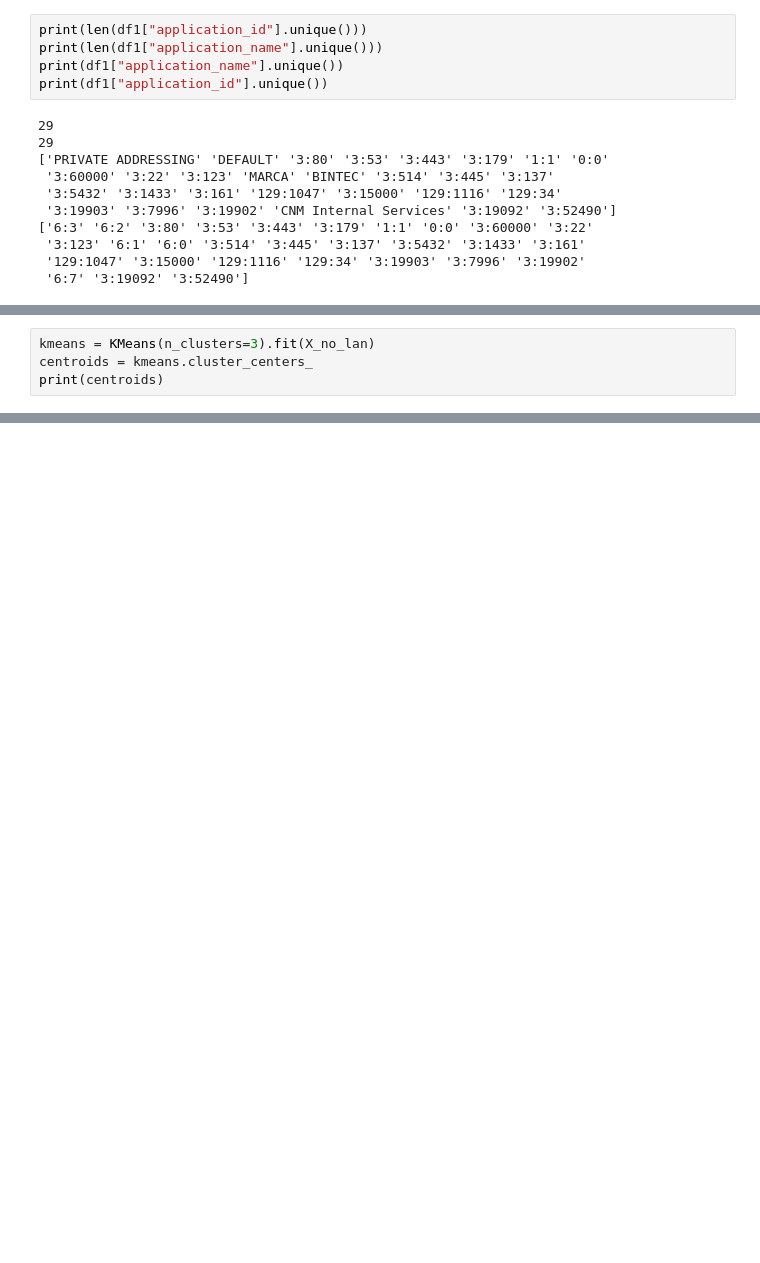
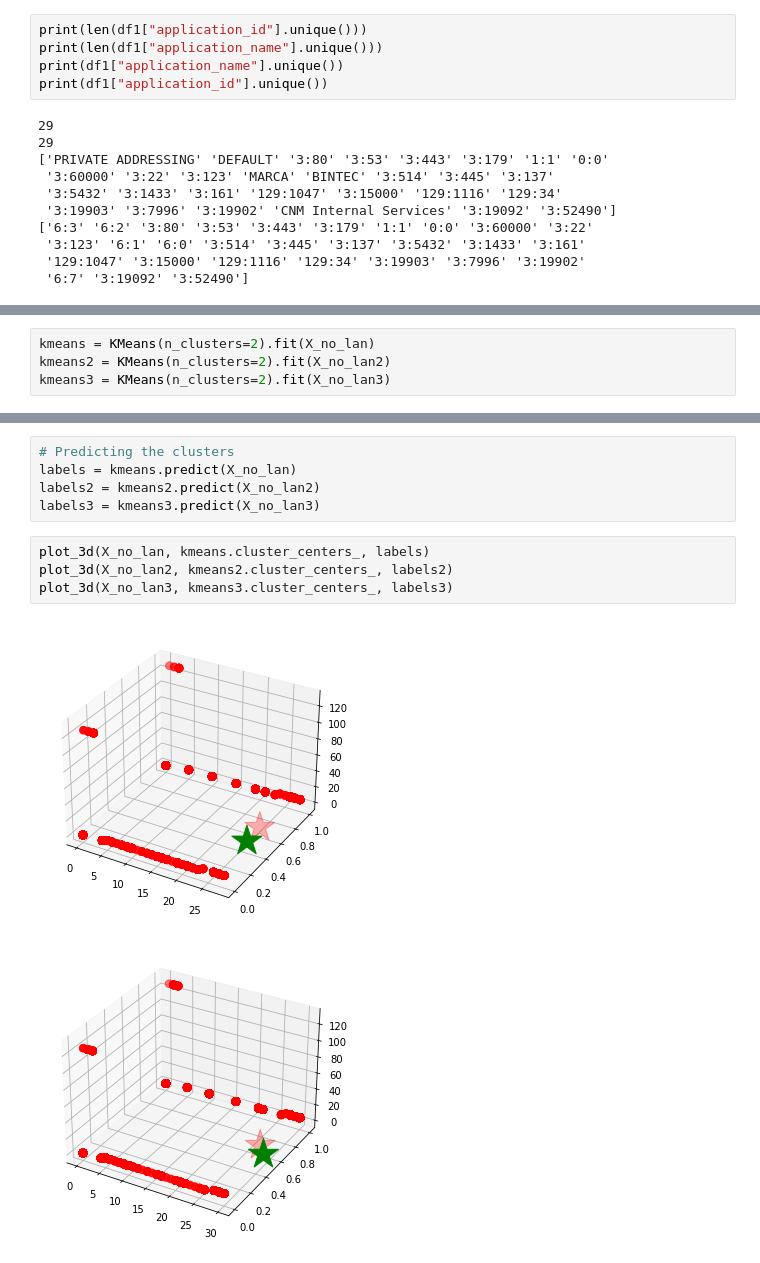
Before and after one commit to elgatovielma/tfm_network_anomalies, a Jupyter notebook: Visualizacion_checkpoint.ipynb, the cells around one changed output, grey strips where cells are left out. Cells and saved outputs as stored; diff of their text form; blank space fills up the shorter version.

```diff
--- a/Visualizacion_checkpoint.ipynb
+++ b/Visualizacion_checkpoint.ipynb
@@ -174,4 +207,4 @@ X_no_lan.shape
 # %%
-kmeans = KMeans(n_clusters=3).fit(X_no_lan)
-centroids = kmeans.cluster_centers_
-print(centroids)
+kmeans = KMeans(n_clusters=2).fit(X_no_lan)
+kmeans2 = KMeans(n_clusters=2).fit(X_no_lan2)
+kmeans3 = KMeans(n_clusters=2).fit(X_no_lan3)
@@ -190,0 +223,12 @@ print(centroids)
+# %%
+# Predicting the clusters
+labels = kmeans.predict(X_no_lan)
+labels2 = kmeans2.predict(X_no_lan2)
+labels3 = kmeans3.predict(X_no_lan3)
+# %%
+plot_3d(X_no_lan, kmeans.cluster_centers_, labels)
+plot_3d(X_no_lan2, kmeans2.cluster_centers_, labels2)
+plot_3d(X_no_lan3, kmeans3.cluster_centers_, labels3)
+# %% [output]
+[figure, added]
+[figure, added]
```
Also changed, not shown: parts of 16 cells of this notebook.
